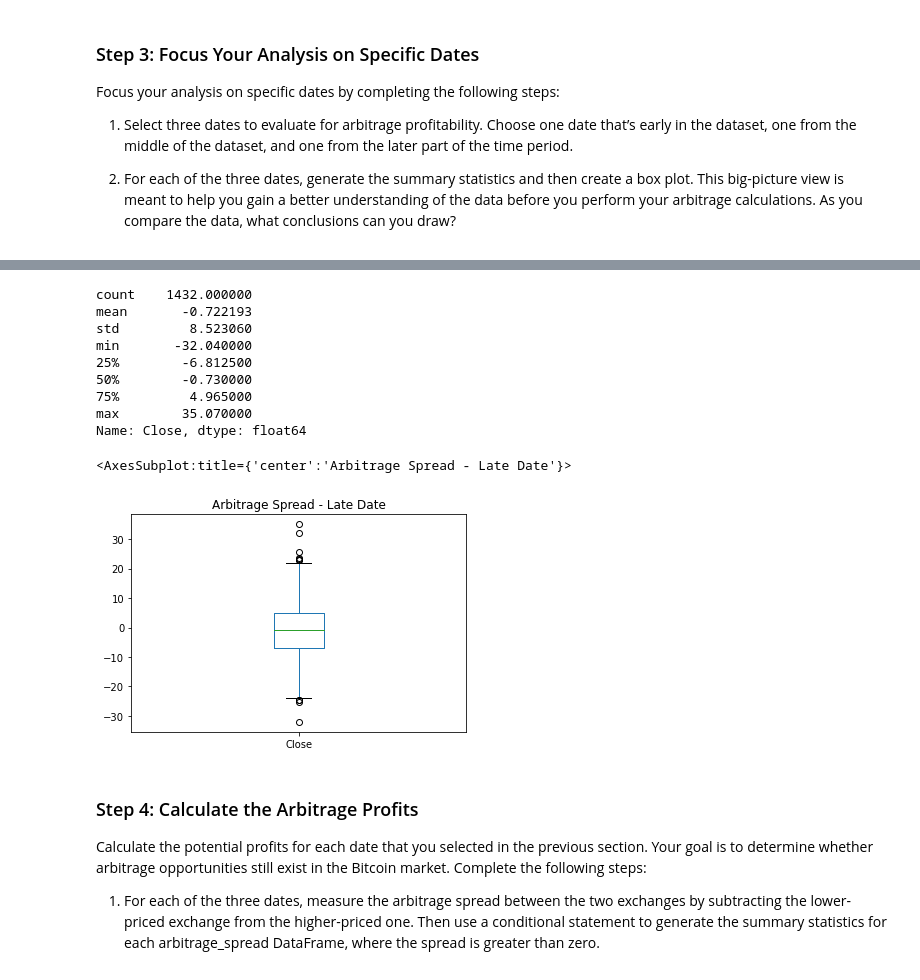
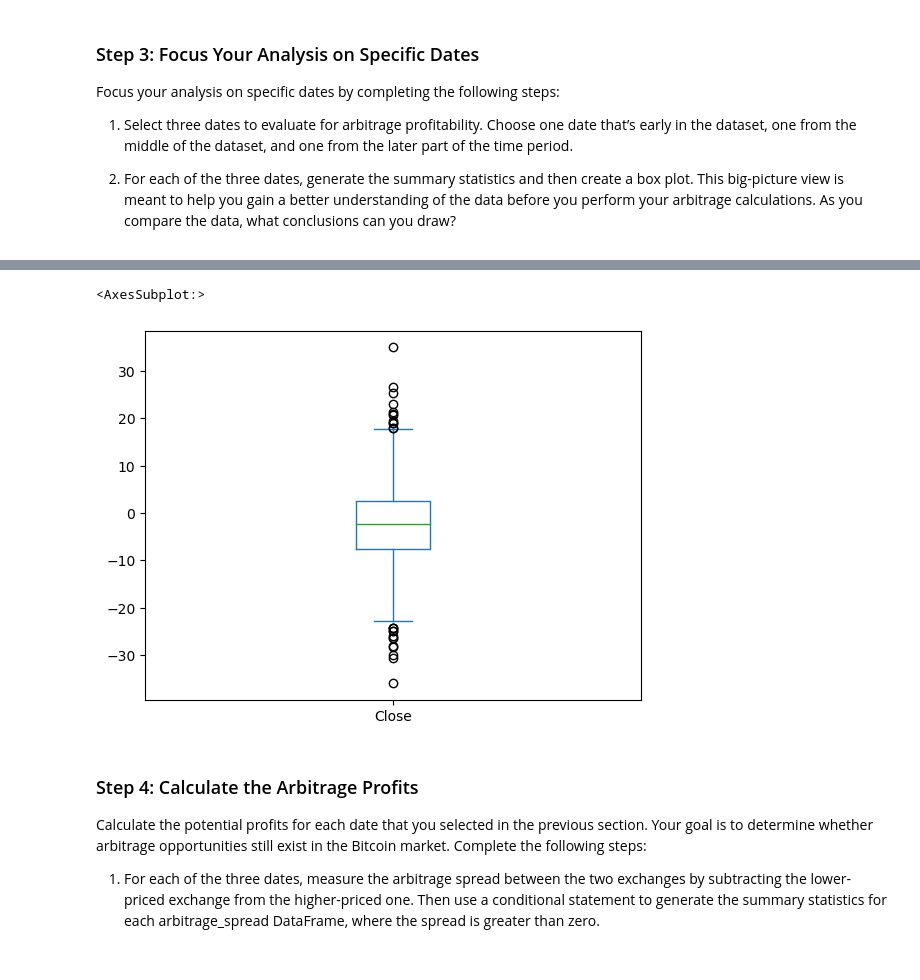
Before and after one commit to xshoryukenx/Module_3_Challenge, a Jupyter notebook: crypto_arbitrage.ipynb, the cells around one changed output, grey strips where cells are left out. Cells and saved outputs as stored; diff of their text form; code cells hidden in the pictures.

```diff
--- a/crypto_arbitrage.ipynb
+++ b/crypto_arbitrage.ipynb
@@ -309,5 +319,9 @@ Name: Close, dtype: float64
 # %%
 # Create an overlay plot that visualizes the two dataframes over a period of one day from late in the dataset.
 # Be sure that the plots include the parameters `legend`, `figsize`, `title`, `color` and `label`
-# YOUR CODE HERE
+bitstamp_day3 = bitstamp_sliced.loc['2018-03-31':'2018-03-31']
+coinbase_day3 = coinbase_sliced.loc['2018-03-31':'2018-03-31']
+
+bitstamp_day3.plot(figsize=(13, 5), title='Bitstamp vs. Coinbase', color='orange', label='Bitstamp', ylabel='Price ($)', legend=True)
+coinbase_day3.plot(figsize=(13, 5), title='', color='blue', label='Coinbase', legend=True)
 # %% [output]
@@ -316,26 +330,15 @@ Name: Close, dtype: float64
 # %%
 # Using the date from the late that you have selected, calculate the arbitrage spread
 # by subtracting the bitstamp lower closing prices from the coinbase higher closing prices
-arbitrage_spread_late = # YOUR CODE HERE
-
+arbitrage_spread_late = bitstamp_day3 - coinbase_day3
 # Generate summary statistics for the late DataFrame
-# YOUR CODE HERE
+arb_stats3 = arbitrage_spread_late.describe()
-# %% [output]
-count    1432.000000
-mean       -0.722193
-std         8.523060
-min       -32.040000
-25%        -6.812500
-50%        -0.730000
-75%         4.965000
-max        35.070000
-Name: Close, dtype: float64
 # %%
 # Visualize the arbitrage spread from late in the dataset in a box plot
-# YOUR CODE HERE
+arbitrage_spread_late.plot(kind='box')
 # %% [output]
-<AxesSubplot:title={'center':'Arbitrage Spread - Late Date'}>
+<AxesSubplot:>
-[figure, old version]
+[figure, new version]
 # %% [markdown]
 ### Step 4: Calculate the Arbitrage Profits
 
```
Also changed, not shown: parts of 18 cells of this notebook.
